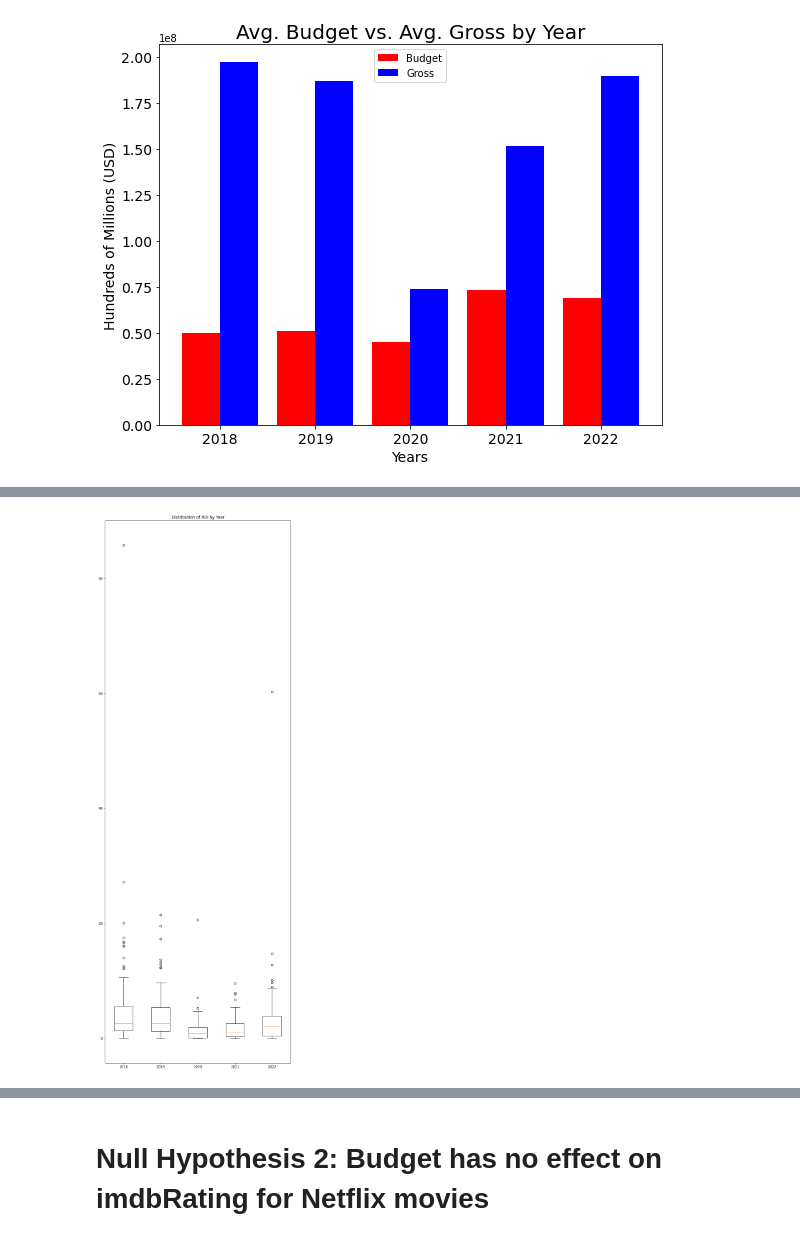
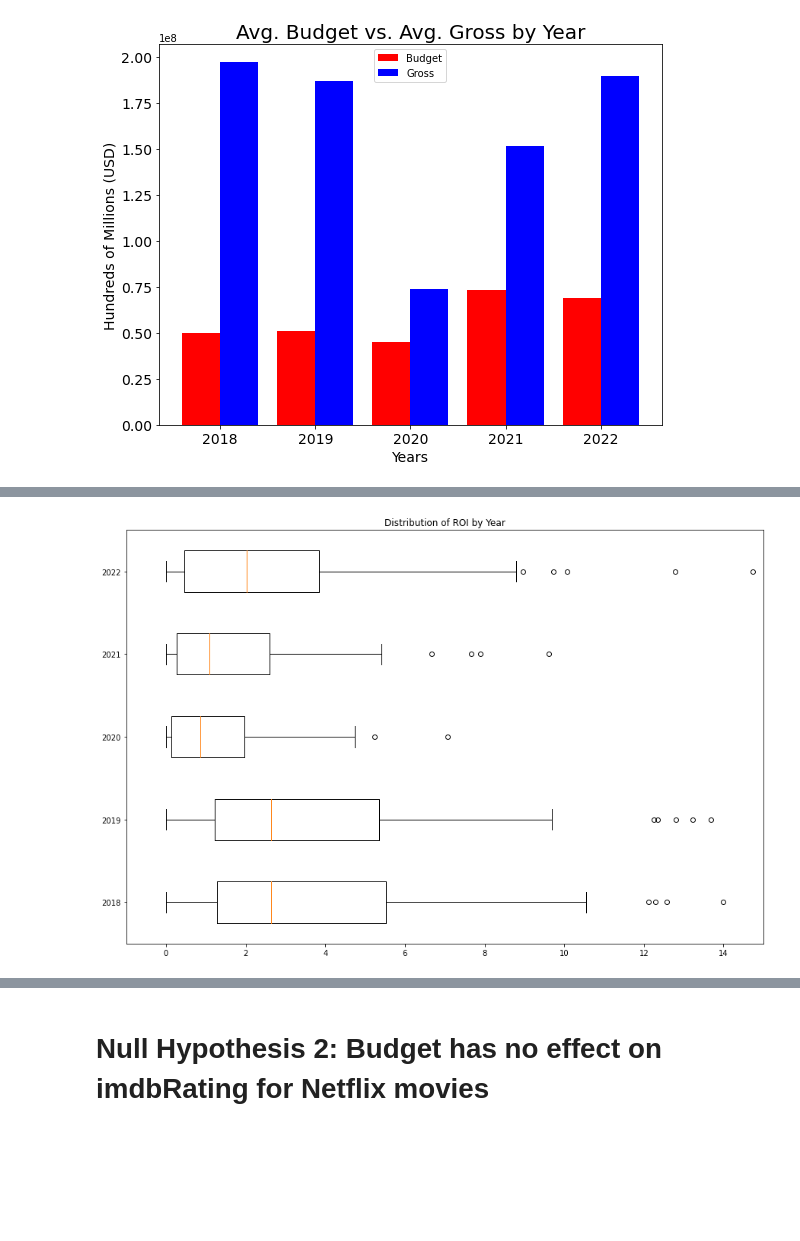
Before and after one commit to csamaro/project_01_group_11_movies, a Jupyter notebook: analysis_scripts/scatter_vs.ipynb, the cells around one changed output, grey strips where cells are left out. Saved outputs shown, nothing was run; the diff lists cells and outputs as text; code cells hidden in the pictures; blank space fills up the shorter version.

```diff
--- a/analysis_scripts/scatter_vs.ipynb
+++ b/analysis_scripts/scatter_vs.ipynb
@@ -290,12 +304,13 @@ plt.show()
 # %%
 years = box_office["Year"].unique()
 
 for_boxplots = [box_office.loc[box_office["Year"]==year,"ROI"] for year in years]
 
-plt.figure(figsize=(10,30))
-plt.boxplot(for_boxplots, labels=years)
+plt.figure(figsize=(15,10))
+plt.boxplot(for_boxplots,labels=years,vert=False)
 plt.title("Distribution of ROI by Year")
+plt.xlim([-1,15])
 
 plt.show()
 # %% [output]
-[figure, old version]
+[figure, new version]
```
Also changed, not shown: parts of 9 cells of this notebook, 2 other files.
